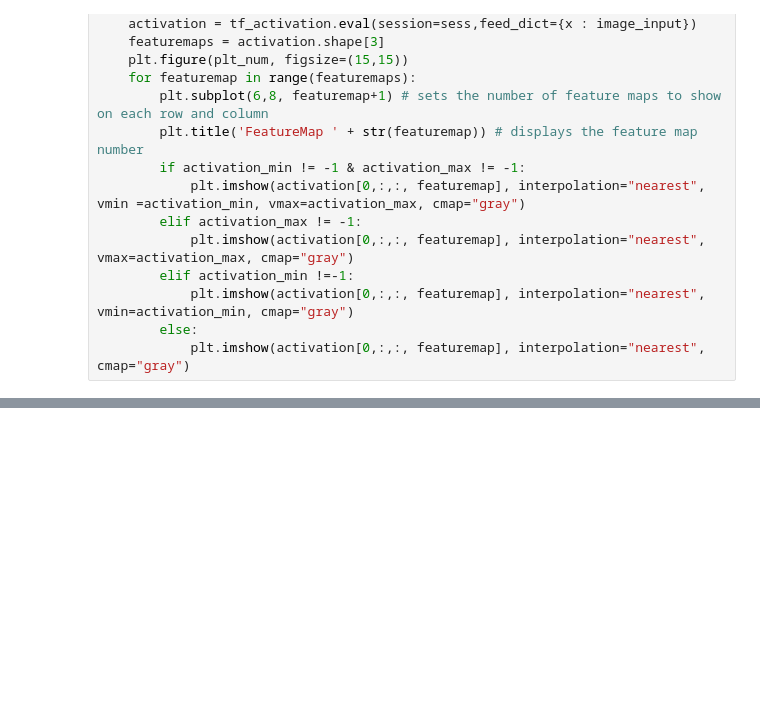
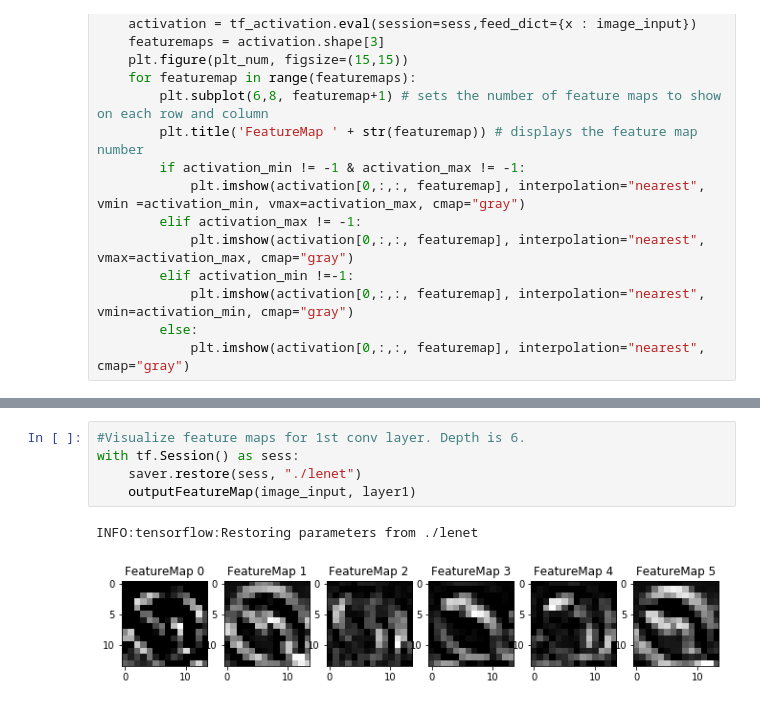
Before and after one commit to shagun008/CarND-Traffic-Sign-Classifier-Project, a Jupyter notebook: Traffic_Sign_Classifier.ipynb, the cells around one changed output, grey strips where cells are left out. Cells and saved outputs as stored; diff of their text form; blank space fills up the shorter version.

```diff
--- a/Traffic_Sign_Classifier.ipynb
+++ b/Traffic_Sign_Classifier.ipynb
@@ -796,0 +1194,8 @@ def outputFeatureMap(image_input, tf_activation, activation_min=-1, activation_m
+# %%
+#Visualize feature maps for 1st conv layer. Depth is 6.
+with tf.Session() as sess:
+    saver.restore(sess, "./lenet")
+    outputFeatureMap(image_input, layer1)
+# %% [output]
+INFO:tensorflow:Restoring parameters from ./lenet
+[figure, added]
```
Also changed, not shown: parts of 16 cells of this notebook, 8 other files.
